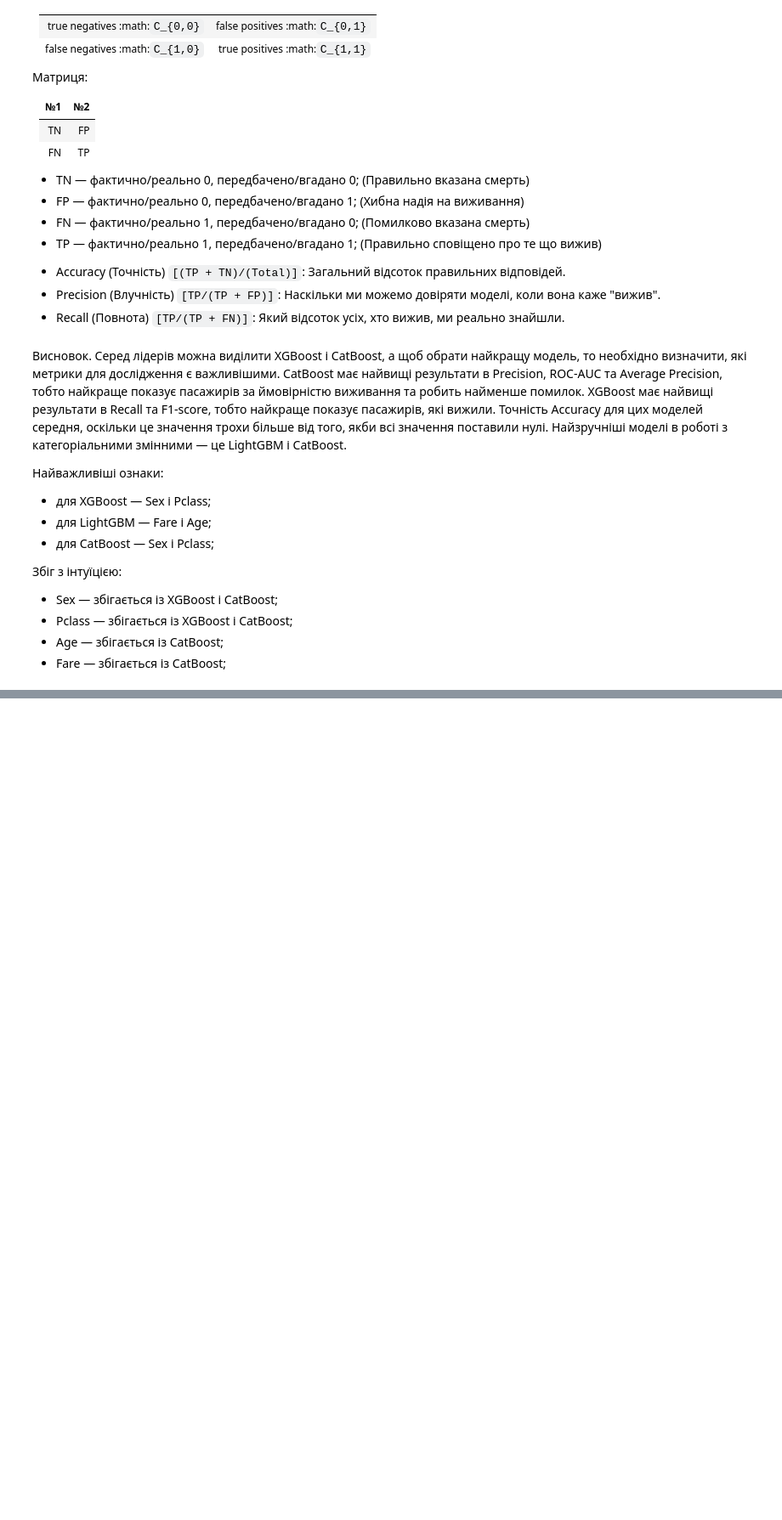
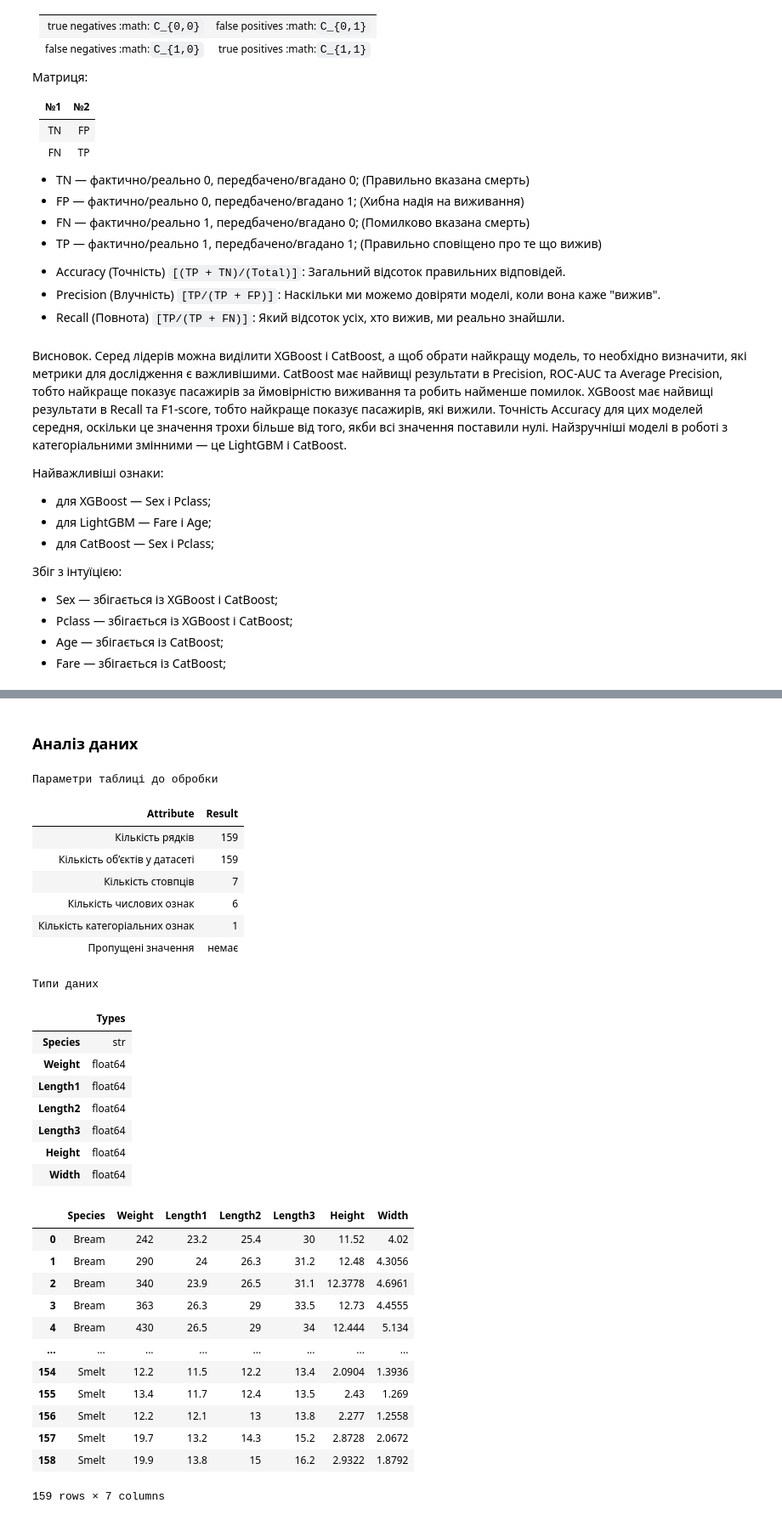
Before and after one commit to BogdanPinchuk/DataScience-PBY_HW14, a Jupyter notebook: Bohdan_Pinchuk_DS_HW14.ipynb, the cells around one changed output, grey strips where cells are left out. Shown at 85% size. Cells and saved outputs as stored; diff of their text form; code cells hidden in the pictures; blank space fills up the shorter version.

```diff
--- a/Bohdan_Pinchuk_DS_HW14.ipynb
+++ b/Bohdan_Pinchuk_DS_HW14.ipynb
@@ -1273,0 +1286,72 @@ FN | TP
+# %%
+# Data analysis
+
+import numpy as np
+import pandas as pd
+import apps.reporter as rpt
+from IPython.core.display import Markdown
+
+# Input data
+data_set = fish_market
+n_columns = data_set.columns.size
+n_rows = data_set.index.size
+
+# Solution
+columns_df = pd.DataFrame(data_set.columns, columns=["Columns"])
+types_df = pd.DataFrame(data_set.dtypes, columns=["Types"])
+
+col_num_type = data_set.select_dtypes(include=np.number).columns
+col_cat_type = data_set.select_dtypes(exclude=np.number).columns
+
+empty_val_by_col = data_set.isnull().sum().to_frame(name='count')
+is_empty_val = empty_val_by_col.values.sum() > 0
+
+rp = rpt.Reporter()
+rp.add_item("Кількість рядків", str(n_rows))
+rp.add_item("Кількість об’єктів у датасеті", str(n_rows))
+rp.add_item("Кількість стовпців", str(n_columns))
+rp.add_item("Кількість числових ознак", str(col_num_type.size))
+rp.add_item("Кількість категоріальних ознак", str(col_cat_type.size))
+rp.add_item("Пропущені значення", 'є' if is_empty_val > 0 else 'немає')
+
+# Print results
+display(Markdown(f"### Аналіз даних"))
+rp.print_pd_report("Параметри таблиці до обробки")
+
+if is_empty_val > 0:
+    display(empty_val_by_col.style.set_caption("Кількість пропусків"))
+display(types_df.style.set_caption("Типи даних"))
+
+display(data_set)
+# %% [output]
+### Аналіз даних
+Параметри таблиці до обробки
+| Attribute | Result |
+| Кількість рядків | 159 |
+| Кількість об’єктів у датасеті | 159 |
+| Кількість стовпців | 7 |
+| Кількість числових ознак | 6 |
+| Кількість категоріальних ознак | 1 |
+| Пропущені значення | немає |
+Типи даних
+|  | Types |
+| Species | str |
+| Weight | float64 |
+| Length1 | float64 |
+| Length2 | float64 |
+| Length3 | float64 |
+| Height | float64 |
+| Width | float64 |
+|  | Species | Weight | Length1 | Length2 | Length3 | Height | Width |
+| 0 | Bream | 242 | 23.2 | 25.4 | 30 | 11.52 | 4.02 |
+| 1 | Bream | 290 | 24 | 26.3 | 31.2 | 12.48 | 4.3056 |
+| 2 | Bream | 340 | 23.9 | 26.5 | 31.1 | 12.3778 | 4.6961 |
+| 3 | Bream | 363 | 26.3 | 29 | 33.5 | 12.73 | 4.4555 |
+| 4 | Bream | 430 | 26.5 | 29 | 34 | 12.444 | 5.134 |
+| ... | ... | ... | ... | ... | ... | ... | ... |
+| 154 | Smelt | 12.2 | 11.5 | 12.2 | 13.4 | 2.0904 | 1.3936 |
+| 155 | Smelt | 13.4 | 11.7 | 12.4 | 13.5 | 2.43 | 1.269 |
+| 156 | Smelt | 12.2 | 12.1 | 13 | 13.8 | 2.277 | 1.2558 |
+| 157 | Smelt | 19.7 | 13.2 | 14.3 | 15.2 | 2.8728 | 2.0672 |
+| 158 | Smelt | 19.9 | 13.8 | 15 | 16.2 | 2.9322 | 1.8792 |
+159 rows × 7 columns
```
Also changed, not shown: parts of 6 cells of this notebook.
